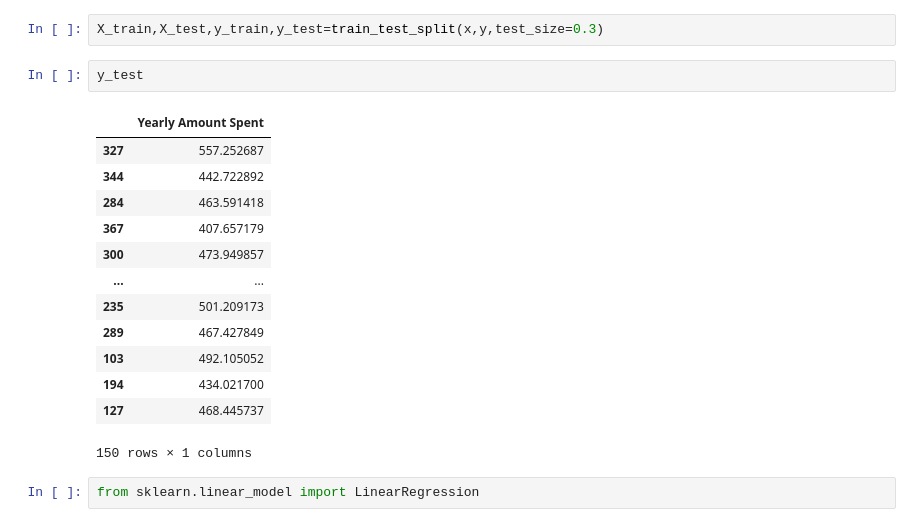
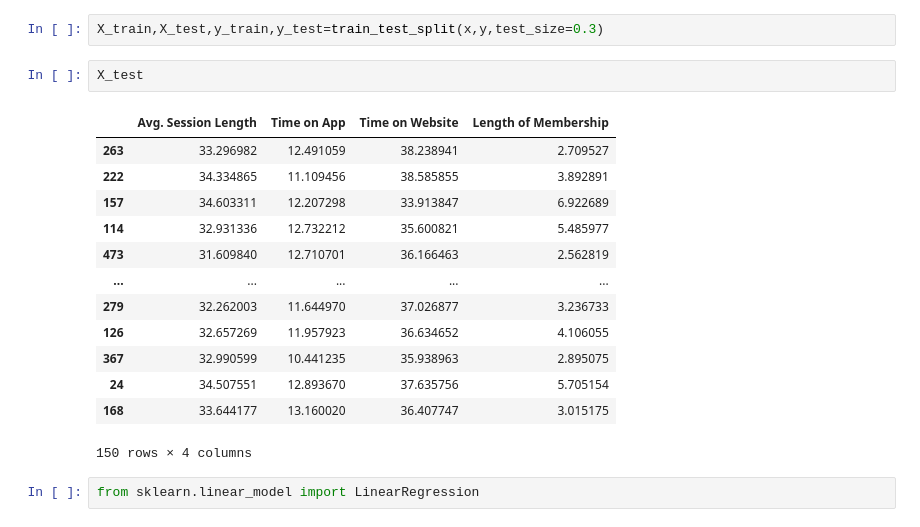
Before and after one commit to HiteshM30/Customer-Expenditure-Prediction-Model, a Jupyter notebook: Project.ipynb, the cells around one changed output. Drawn from its saved outputs; the diff is of its cells as text.

```diff
--- a/Project.ipynb
+++ b/Project.ipynb
@@ -46,22 +46,22 @@ x=df[['Avg. Session Length', 'Time on App', 'Time on Website','Length of Members
 y=df[['Yearly Amount Spent']]
 # %%
 X_train,X_test,y_train,y_test=train_test_split(x,y,test_size=0.3)
-# %%
-y_test
-# %% [output]
-|  | Yearly Amount Spent |
-| 327 | 557.252687 |
-| 344 | 442.722892 |
-| 284 | 463.591418 |
-| 367 | 407.657179 |
-| 300 | 473.949857 |
-| ... | ... |
-| 235 | 501.209173 |
-| 289 | 467.427849 |
-| 103 | 492.105052 |
-| 194 | 434.021700 |
-| 127 | 468.445737 |
-150 rows × 1 columns
+# %%
+X_test
+# %% [output]
+|  | Avg. Session Length | Time on App | Time on Website | Length of Membership |
+| 263 | 33.296982 | 12.491059 | 38.238941 | 2.709527 |
+| 222 | 34.334865 | 11.109456 | 38.585855 | 3.892891 |
+| 157 | 34.603311 | 12.207298 | 33.913847 | 6.922689 |
+| 114 | 32.931336 | 12.732212 | 35.600821 | 5.485977 |
+| 473 | 31.609840 | 12.710701 | 36.166463 | 2.562819 |
+| ... | ... | ... | ... | ... |
+| 279 | 32.262003 | 11.644970 | 37.026877 | 3.236733 |
+| 126 | 32.657269 | 11.957923 | 36.634652 | 4.106055 |
+| 367 | 32.990599 | 10.441235 | 35.938963 | 2.895075 |
+| 24 | 34.507551 | 12.893670 | 37.635756 | 5.705154 |
+| 168 | 33.644177 | 13.160020 | 36.407747 | 3.015175 |
+150 rows × 4 columns
 # %%
 from sklearn.linear_model import LinearRegression
 # %%
```
Also changed, not shown: parts of 1 cell of this notebook.
